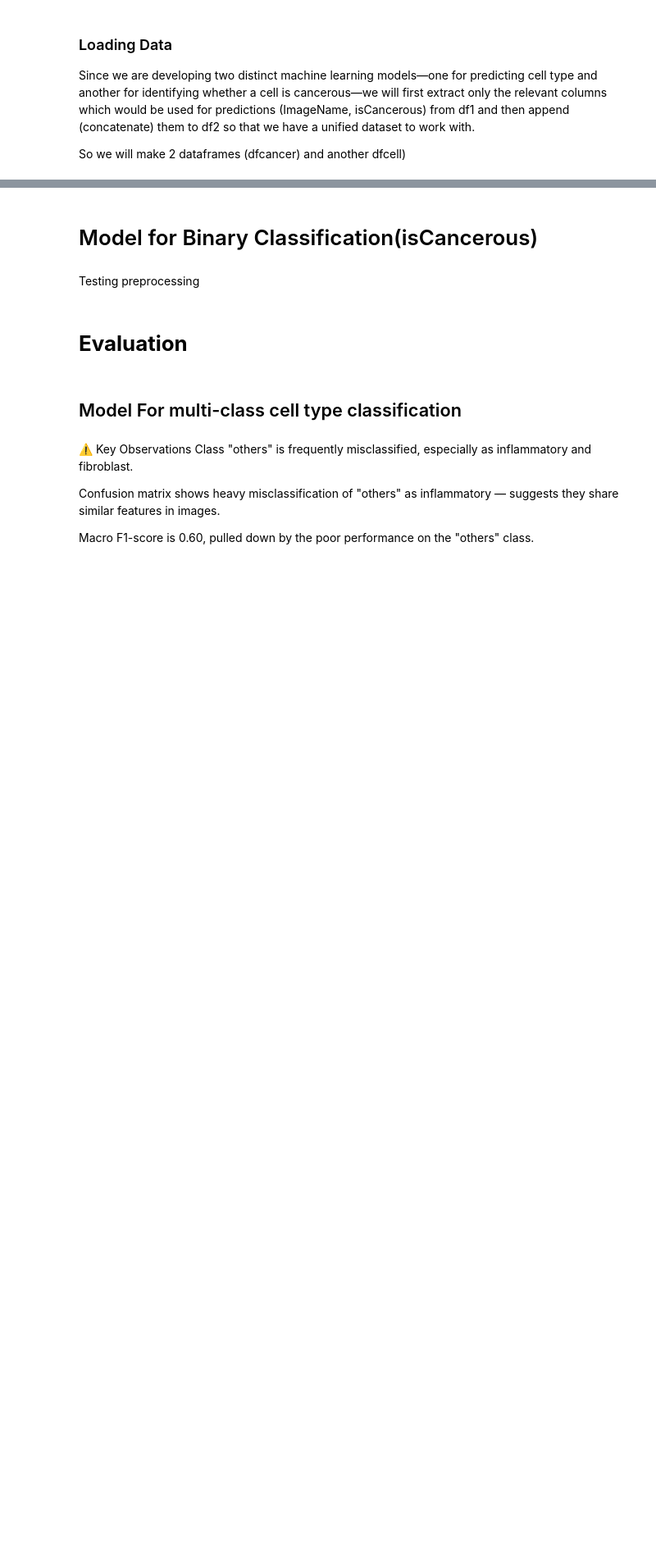
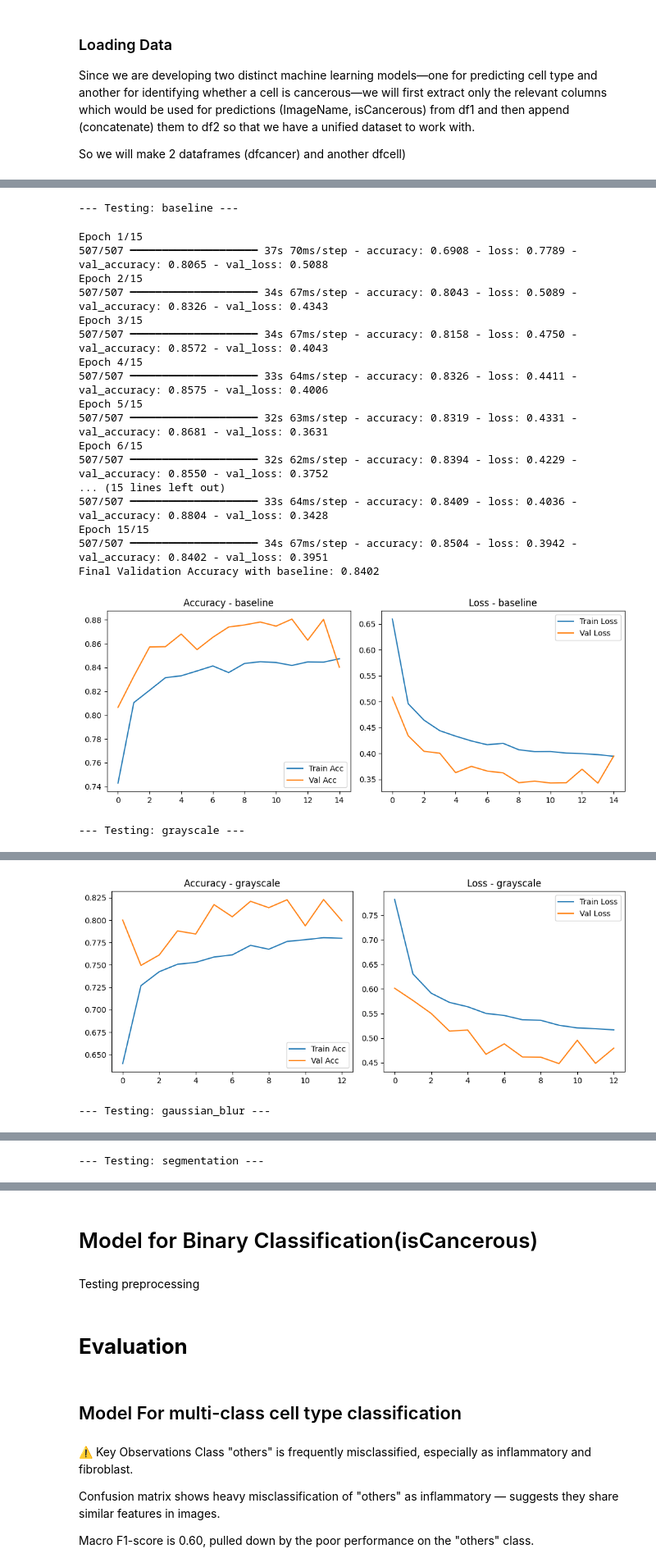
Before and after one commit to TAZWARAZMAEEN/Machine-Learning, a Jupyter notebook: cross-check.ipynb, the cells around one changed output, grey strips where cells are left out. Shown at 82% size. Saved outputs shown, nothing was run; the diff lists cells and outputs as text; code cells hidden in the pictures; blank space fills up the shorter version.

Commit message:
Processing, modelling and evaluation

```diff
--- a/cross-check.ipynb
+++ b/cross-check.ipynb
@@ -282,3 +320,8 @@ def create_cancer_cnn(input_shape=(27, 27, 3)):
         layers.Dense(1, activation='sigmoid')
     ])
     return model
+
+def compile_cancer_cnn(input_shape=(64, 64, 3), lr=1e-4):
+    model = create_cancer_cnn(input_shape=input_shape)
+    model.compile(optimizer=Adam(lr), loss='binary_crossentropy', metrics=['accuracy'])
+    return model
@@ -287,0 +393,58 @@ We define a function to apply a preprocessing step, retrain the CNN, and record
+# %%
+results = {}
+histories = {}
+
+preprocessing_methods = {
+    'baseline': None,
+    'grayscale': to_grayscale,
+    'gaussian_blur': gaussian_blur,
+    'segmentation': simple_threshold_segmentation
+}
+
+for label, preprocessing_fn in preprocessing_methods.items():
+    print(f"\n--- Testing: {label} ---")
+
+    # Load and preprocess images
+    Xtrain = load_and_preprocess_images(traindfcancer, image_dir, preprocessing_fn)
+    Xtest = load_and_preprocess_images(testdfcancer, image_dir, preprocessing_fn)
+    ytrain = traindfcancer['isCancerous'].values
+    ytest = testdfcancer['isCancerous'].values
+
+    # Create and compile model
+    model = compile_cancer_cnn()
+
+    # Train model
+    model, history = train_model(model, Xtrain, ytrain, Xtest, ytest)
+
+    # Evaluate model
+    val_acc = evaluate_model(model, history, Xtest, ytest, label=label)
+
+    # Store results
+    results[label] = val_acc
+    histories[label] = history
+
+# Comparison
+print("\nComparison Results:")
+for key, val in results.items():
+    print(f"{key}: {val:.4f}")
+# %% [output]
+--- Testing: baseline ---
+Epoch 1/15
+507/507 ━━━━━━━━━━━━━━━━━━━━ 37s 70ms/step - accuracy: 0.6908 - loss: 0.7789 - val_accuracy: 0.8065 - val_loss: 0.5088
+Epoch 2/15
+507/507 ━━━━━━━━━━━━━━━━━━━━ 34s 67ms/step - accuracy: 0.8043 - loss: 0.5089 - val_accuracy: 0.8326 - val_loss: 0.4343
+Epoch 3/15
+507/507 ━━━━━━━━━━━━━━━━━━━━ 34s 67ms/step - accuracy: 0.8158 - loss: 0.4750 - val_accuracy: 0.8572 - val_loss: 0.4043
+Epoch 4/15
+507/507 ━━━━━━━━━━━━━━━━━━━━ 33s 64ms/step - accuracy: 0.8326 - loss: 0.4411 - val_accuracy: 0.8575 - val_loss: 0.4006
+Epoch 5/15
+507/507 ━━━━━━━━━━━━━━━━━━━━ 32s 63ms/step - accuracy: 0.8319 - loss: 0.4331 - val_accuracy: 0.8681 - val_loss: 0.3631
+Epoch 6/15
+507/507 ━━━━━━━━━━━━━━━━━━━━ 32s 62ms/step - accuracy: 0.8394 - loss: 0.4229 - val_accuracy: 0.8550 - val_loss: 0.3752
+... (15 lines left out)
+507/507 ━━━━━━━━━━━━━━━━━━━━ 33s 64ms/step - accuracy: 0.8409 - loss: 0.4036 - val_accuracy: 0.8804 - val_loss: 0.3428
+Epoch 15/15
+507/507 ━━━━━━━━━━━━━━━━━━━━ 34s 67ms/step - accuracy: 0.8504 - loss: 0.3942 - val_accuracy: 0.8402 - val_loss: 0.3951
+Final Validation Accuracy with baseline: 0.8402
+[figure, added]
+--- Testing: grayscale ---
@@ -287,0 +468,2 @@ We define a function to apply a preprocessing step, retrain the CNN, and record
+[figure, added]
+--- Testing: gaussian_blur ---
@@ -287,0 +484 @@ We define a function to apply a preprocessing step, retrain the CNN, and record
+--- Testing: segmentation ---
```
Also changed, not shown: parts of 42 cells of this notebook.
